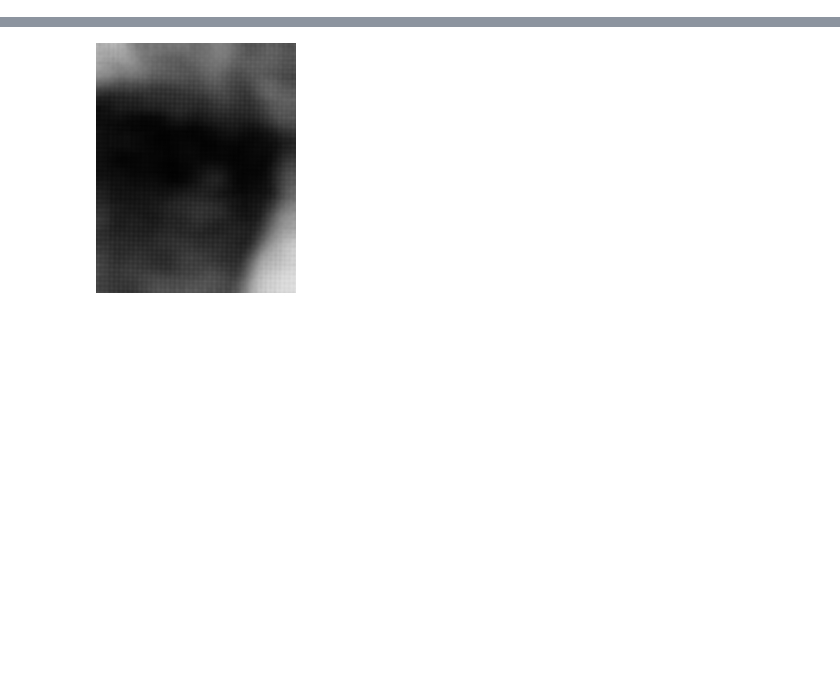
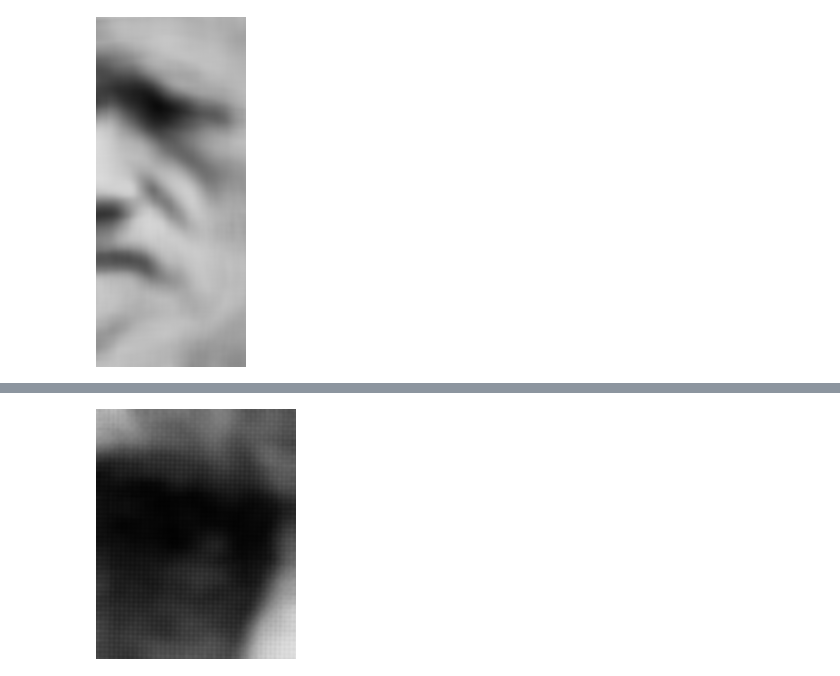
Before and after one commit to mivt18/02blur, a Jupyter notebook: 02blur.ipynb, the cells around one changed output, grey strips where cells are left out. Saved outputs shown, nothing was run; the diff lists cells and outputs as text; code cells hidden in the pictures; blank space fills up the shorter version.

Commit message:
update darwin blur

```diff
--- a/02blur.ipynb
+++ b/02blur.ipynb
@@ -40,6 +42,10 @@ def blur_py(img, r):
                     s += a[y,x]
             b[i,j] = s / n
     return Image.fromarray(b)
+# %%
+blur_py(pic, 10)
+# %% [output]
+[figure, added]
 # %%
 def blur_np(img, r):
     w, h = img.size
```
Also changed, not shown: parts of 6 cells of this notebook, 2 other files.
